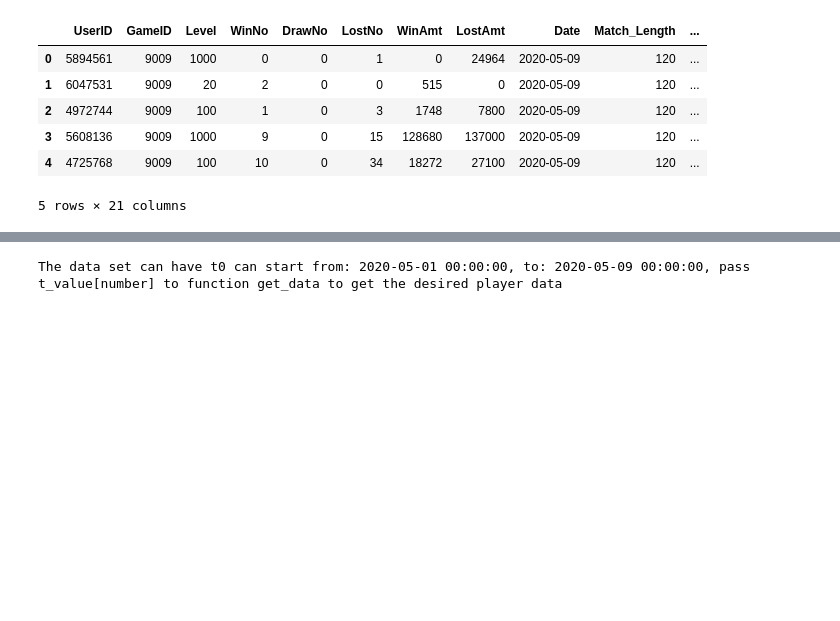
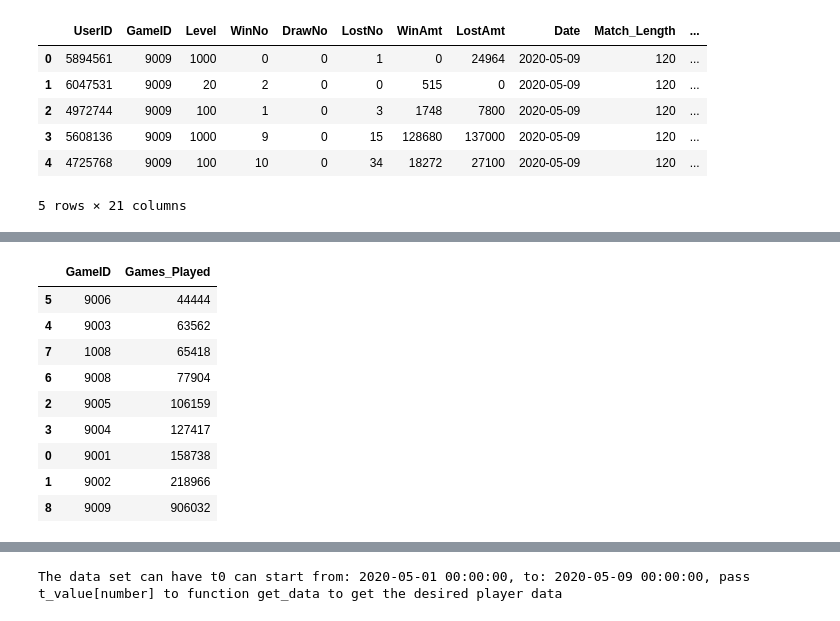
Before and after one commit to lechiben/churn-ltv-prediction, a Jupyter notebook: Churn Rate Prediction.ipynb, the cells around one changed output, grey strips where cells are left out. Saved outputs shown, nothing was run; the diff lists cells and outputs as text; code cells hidden in the pictures; blank space fills up the shorter version.

```diff
--- a/Churn Rate Prediction.ipynb
+++ b/Churn Rate Prediction.ipynb
@@ -154,0 +156,19 @@ play_log_df.head()
+# %%
+# Count the number of games played by GameID over the study period
+
+games_played_breakdown=play_log_df.groupby(['UserID']).sum()[['9001', '9002', '9005', '9004', '9003', '9006', '9008', '1008', '9009']].reset_index()
+games_played=pd.DataFrame(games_played_breakdown[['9001', '9002', '9005', '9004', '9003', '9006', '9008', '1008', '9009']].sum()).reset_index()
+games_played.columns=('GameID',"Games_Played")
+games_played=games_played.sort_values(by=['Games_Played'], as)
+games_played
+# %% [output]
+|  | GameID | Games_Played |
+| 5 | 9006 | 44444 |
+| 4 | 9003 | 63562 |
+| 7 | 1008 | 65418 |
+| 6 | 9008 | 77904 |
+| 2 | 9005 | 106159 |
+| 3 | 9004 | 127417 |
+| 0 | 9001 | 158738 |
+| 1 | 9002 | 218966 |
+| 8 | 9009 | 906032 |
```
Also changed, not shown: parts of 5 cells of this notebook.
